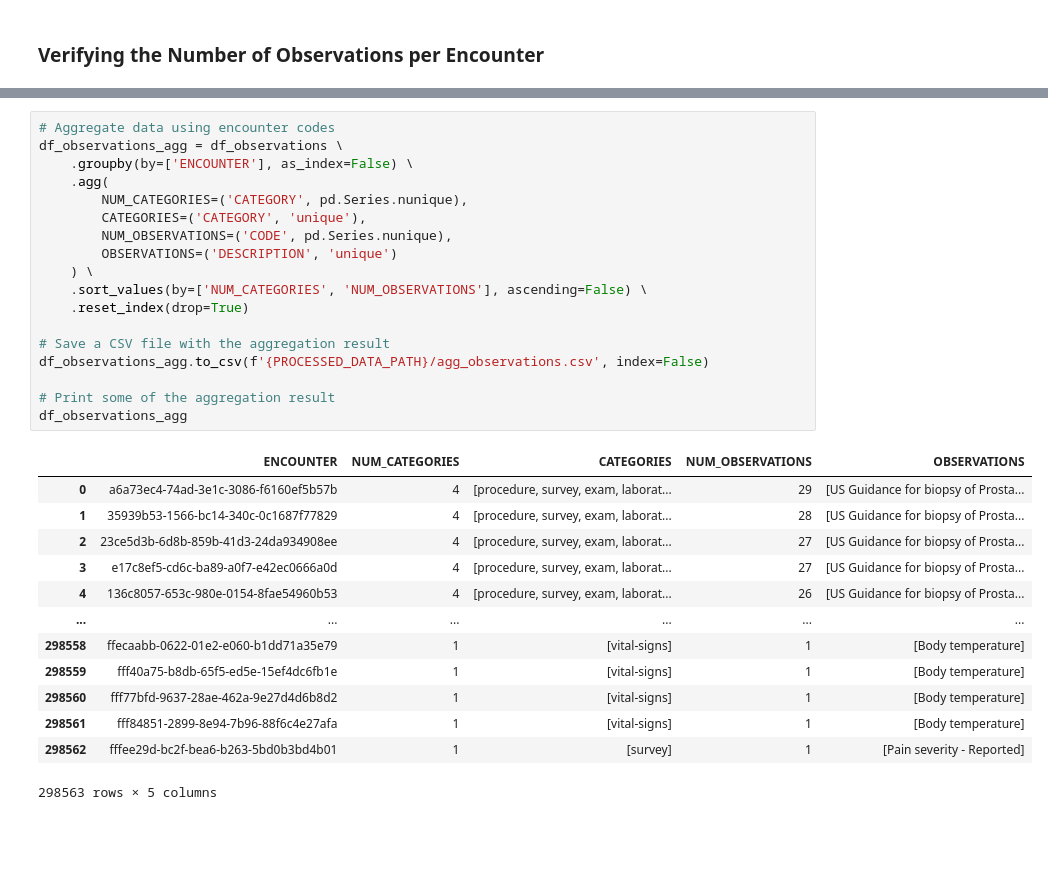
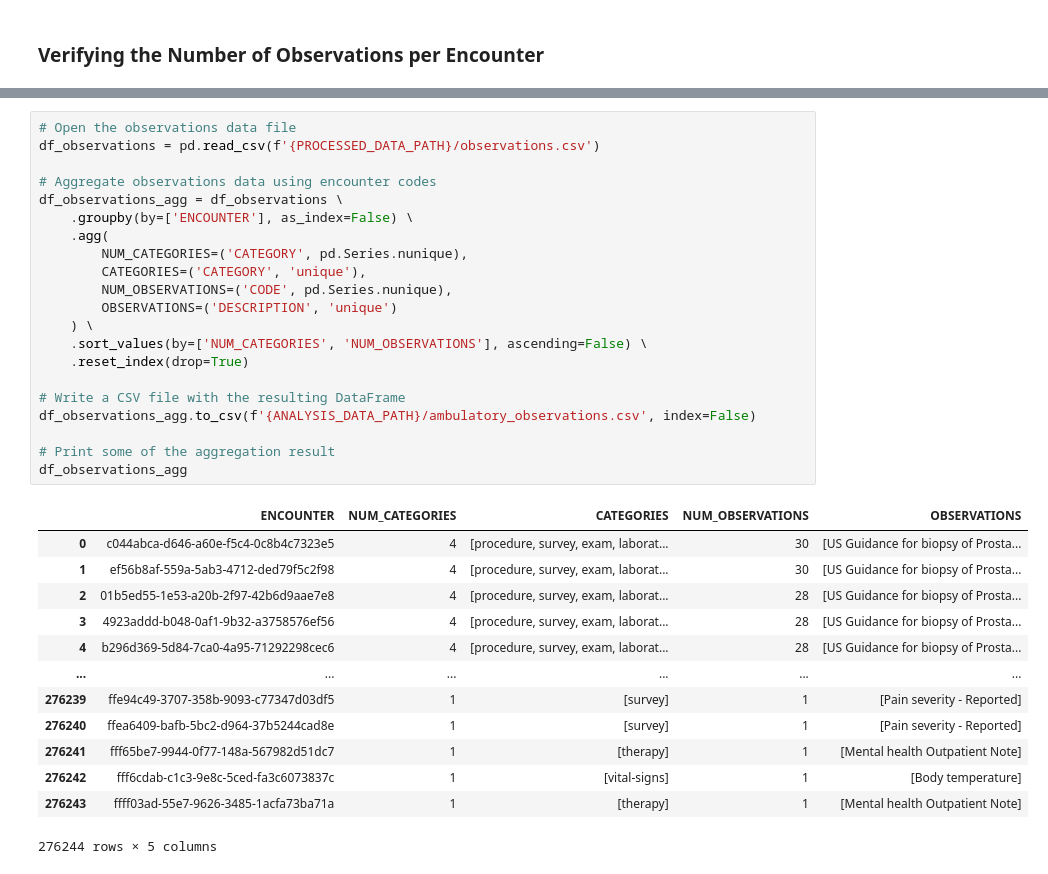
Before and after one commit to MylenaRoberta/synthea, a Jupyter notebook: notebooks/ambulatory_analysis.ipynb, the cells around one changed output, grey strips where cells are left out. Drawn from its saved outputs; the diff is of its cells as text; blank space fills up the shorter version.

```diff
--- a/notebooks/ambulatory_analysis.ipynb
+++ b/notebooks/ambulatory_analysis.ipynb
@@ -253,32 +168,35 @@ df_observations.head()
 # %%
-# Aggregate data using encounter codes
+# Open the observations data file
+df_observations = pd.read_csv(f'{PROCESSED_DATA_PATH}/observations.csv')
+
+# Aggregate observations data using encounter codes
 df_observations_agg = df_observations \
     .groupby(by=['ENCOUNTER'], as_index=False) \
     .agg(
         NUM_CATEGORIES=('CATEGORY', pd.Series.nunique),
         CATEGORIES=('CATEGORY', 'unique'),
         NUM_OBSERVATIONS=('CODE', pd.Series.nunique),
         OBSERVATIONS=('DESCRIPTION', 'unique')
     ) \
     .sort_values(by=['NUM_CATEGORIES', 'NUM_OBSERVATIONS'], ascending=False) \
     .reset_index(drop=True)
 
-# Save a CSV file with the aggregation result
-df_observations_agg.to_csv(f'{PROCESSED_DATA_PATH}/agg_observations.csv', index=False)
+# Write a CSV file with the resulting DataFrame
+df_observations_agg.to_csv(f'{ANALYSIS_DATA_PATH}/ambulatory_observations.csv', index=False)
 
 # Print some of the aggregation result
 df_observations_agg
 # %% [output]
 |  | ENCOUNTER | NUM_CATEGORIES | CATEGORIES | NUM_OBSERVATIONS | OBSERVATIONS |
-| 0 | a6a73ec4-74ad-3e1c-3086-f6160ef5b57b | 4 | [procedure, survey, exam, laborat... | 29 | [US Guidance for biopsy of Prosta... |
-| 1 | 35939b53-1566-bc14-340c-0c1687f77829 | 4 | [procedure, survey, exam, laborat... | 28 | [US Guidance for biopsy of Prosta... |
-| 2 | 23ce5d3b-6d8b-859b-41d3-24da934908ee | 4 | [procedure, survey, exam, laborat... | 27 | [US Guidance for biopsy of Prosta... |
-| 3 | e17c8ef5-cd6c-ba89-a0f7-e42ec0666a0d | 4 | [procedure, survey, exam, laborat... | 27 | [US Guidance for biopsy of Prosta... |
-| 4 | 136c8057-653c-980e-0154-8fae54960b53 | 4 | [procedure, survey, exam, laborat... | 26 | [US Guidance for biopsy of Prosta... |
+| 0 | c044abca-d646-a60e-f5c4-0c8b4c7323e5 | 4 | [procedure, survey, exam, laborat... | 30 | [US Guidance for biopsy of Prosta... |
+| 1 | ef56b8af-559a-5ab3-4712-ded79f5c2f98 | 4 | [procedure, survey, exam, laborat... | 30 | [US Guidance for biopsy of Prosta... |
+| 2 | 01b5ed55-1e53-a20b-2f97-42b6d9aae7e8 | 4 | [procedure, survey, exam, laborat... | 28 | [US Guidance for biopsy of Prosta... |
+| 3 | 4923addd-b048-0af1-9b32-a3758576ef56 | 4 | [procedure, survey, exam, laborat... | 28 | [US Guidance for biopsy of Prosta... |
+| 4 | b296d369-5d84-7ca0-4a95-71292298cec6 | 4 | [procedure, survey, exam, laborat... | 28 | [US Guidance for biopsy of Prosta... |
 | ... | ... | ... | ... | ... | ... |
-| 298558 | ffecaabb-0622-01e2-e060-b1dd71a35e79 | 1 | [vital-signs] | 1 | [Body temperature] |
-| 298559 | fff40a75-b8db-65f5-ed5e-15ef4dc6fb1e | 1 | [vital-signs] | 1 | [Body temperature] |
-| 298560 | fff77bfd-9637-28ae-462a-9e27d4d6b8d2 | 1 | [vital-signs] | 1 | [Body temperature] |
-| 298561 | fff84851-2899-8e94-7b96-88f6c4e27afa | 1 | [vital-signs] | 1 | [Body temperature] |
-| 298562 | fffee29d-bc2f-bea6-b263-5bd0b3bd4b01 | 1 | [survey] | 1 | [Pain severity - Reported] |
+| 276239 | ffe94c49-3707-358b-9093-c77347d03df5 | 1 | [survey] | 1 | [Pain severity - Reported] |
+| 276240 | ffea6409-bafb-5bc2-d964-37b5244cad8e | 1 | [survey] | 1 | [Pain severity - Reported] |
+| 276241 | fff65be7-9944-0f77-148a-567982d51dc7 | 1 | [therapy] | 1 | [Mental health Outpatient Note] |
+| 276242 | fff6cdab-c1c3-9e8c-5ced-fa3c6073837c | 1 | [vital-signs] | 1 | [Body temperature] |
+| 276243 | ffff03ad-55e7-9626-3485-1acfa73ba71a | 1 | [therapy] | 1 | [Mental health Outpatient Note] |
-298563 rows × 5 columns
+276244 rows × 5 columns
```
Also changed, not shown: parts of 24 cells of this notebook, 5 other files.
